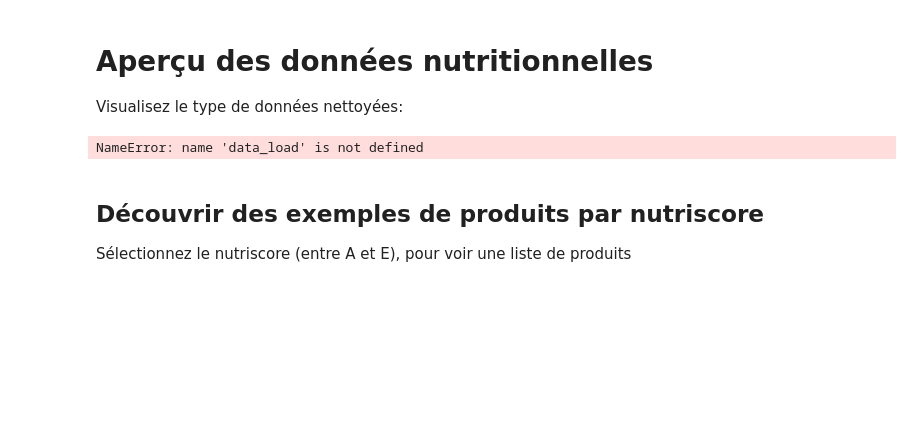
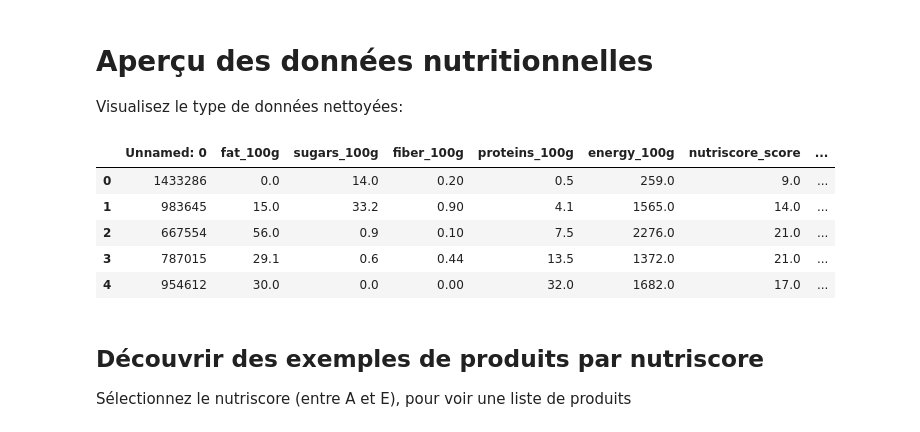
Before and after one commit to PhilippeGe/P3_Philippe_OC, a Jupyter notebook: P3_02_P3env2_dashboard.ipynb, the cells around one changed output. Cells and saved outputs as stored; diff of their text form; code cells hidden in the pictures; blank space fills up the shorter version.

```diff
--- a/P3_02_P3env2_dashboard.ipynb
+++ b/P3_02_P3env2_dashboard.ipynb
@@ -34,6 +58,6 @@ def f(x):
 Etude pour les agents de la santé publique
 ![Sante-publique-France-logo.jpg](attachment:Sante-publique-France-logo.jpg)
 # %%
-data_load = pd.read_csv("./data/PGclean_data.csv",low_memory=False) #index_col="product_name"
+data_france = pd.read_csv("./data/PGclean_data.csv",low_memory=False) #index_col="product_name"
 print("Des données optimisées d'OpenFoodFacts sont chargées avec succes")
 #data_load.head(10)
@@ -63,9 +90,14 @@ TraitError: Invalid selection: value not found
 
 Visualisez le type de données nettoyées:
 # %%
-data_load.head(5)
+data_france.head(5)
 # %% [output]
-NameError: name 'data_load' is not defined
+|  | Unnamed: 0 | fat_100g | sugars_100g | fiber_100g | proteins_100g | energy_100g | nutriscore_score | ... |
+| 0 | 1433286 | 0.0 | 14.0 | 0.20 | 0.5 | 259.0 | 9.0 | ... |
+| 1 | 983645 | 15.0 | 33.2 | 0.90 | 4.1 | 1565.0 | 14.0 | ... |
+| 2 | 667554 | 56.0 | 0.9 | 0.10 | 7.5 | 2276.0 | 21.0 | ... |
+| 3 | 787015 | 29.1 | 0.6 | 0.44 | 13.5 | 1372.0 | 21.0 | ... |
+| 4 | 954612 | 30.0 | 0.0 | 0.00 | 32.0 | 1682.0 | 17.0 | ... |
 # %% [markdown]
 ## Découvrir des exemples de produits par nutriscore ##
 
```
Also changed, not shown: parts of 6 cells of this notebook.
